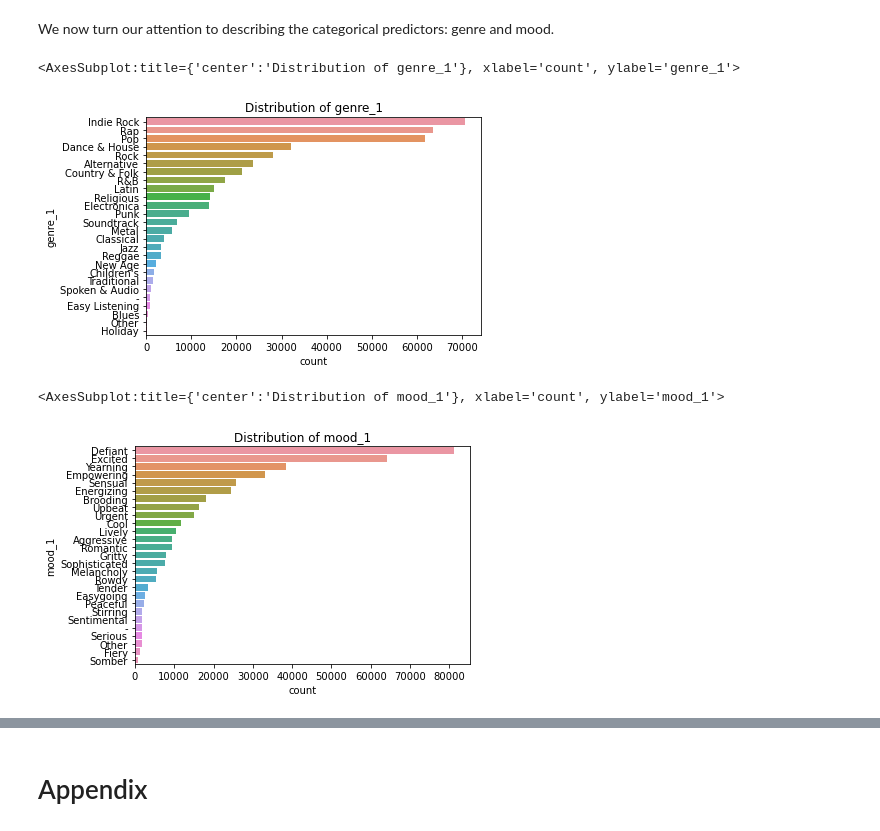
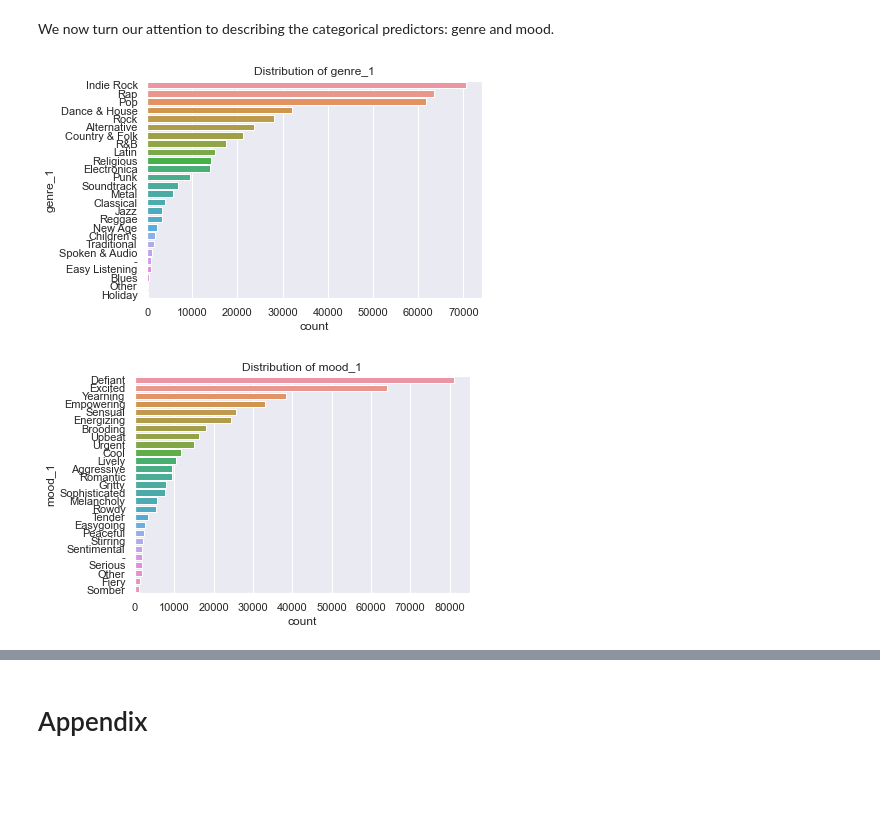
Before and after one commit to briedle-lilly/spotify_work, a Jupyter notebook: more_exploration.ipynb, the cells around one changed output, grey strips where cells are left out. Saved outputs shown, nothing was run; the diff lists cells and outputs as text; code cells hidden in the pictures; blank space fills up the shorter version.

```diff
--- a/more_exploration.ipynb
+++ b/more_exploration.ipynb
@@ -286,6 +280,7 @@ scaled_predictors = (predictor_data.
                          sample(399)
                         )
 
+sns.set(font_scale = 1.25)
 sns.pairplot(scaled_predictors,
-            hue = 'spotify_created')
+            hue = 'spotify_created');
 # %% [output]
@@ -327,7 +321,7 @@ def plot_cat_var(pred):
 
     return my_plot
 # %%
-plot_cat_var('genre_1')
+sns.set(font_scale = 1)
+plot_cat_var('genre_1');
 # %% [output]
-<AxesSubplot:title={'center':'Distribution of genre_1'}, xlabel='count', ylabel='genre_1'>
-[figure, old version]
+[figure, new version]
@@ -338,5 +328,4 @@ plot_cat_var('genre_1')
 # %%
-plot_cat_var('mood_1')
+plot_cat_var('mood_1');
 # %% [output]
-<AxesSubplot:title={'center':'Distribution of mood_1'}, xlabel='count', ylabel='mood_1'>
-[figure, old version]
+[figure, new version]
```
Also changed, not shown: parts of 35 cells of this notebook, 1 other file.
